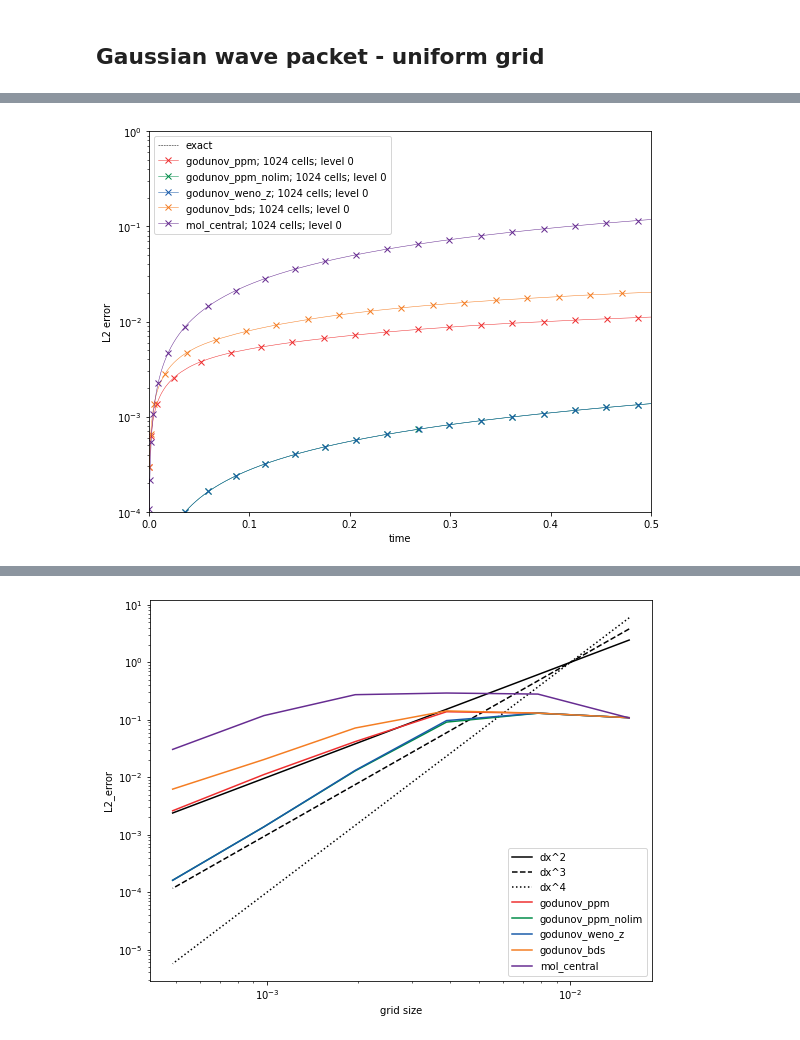
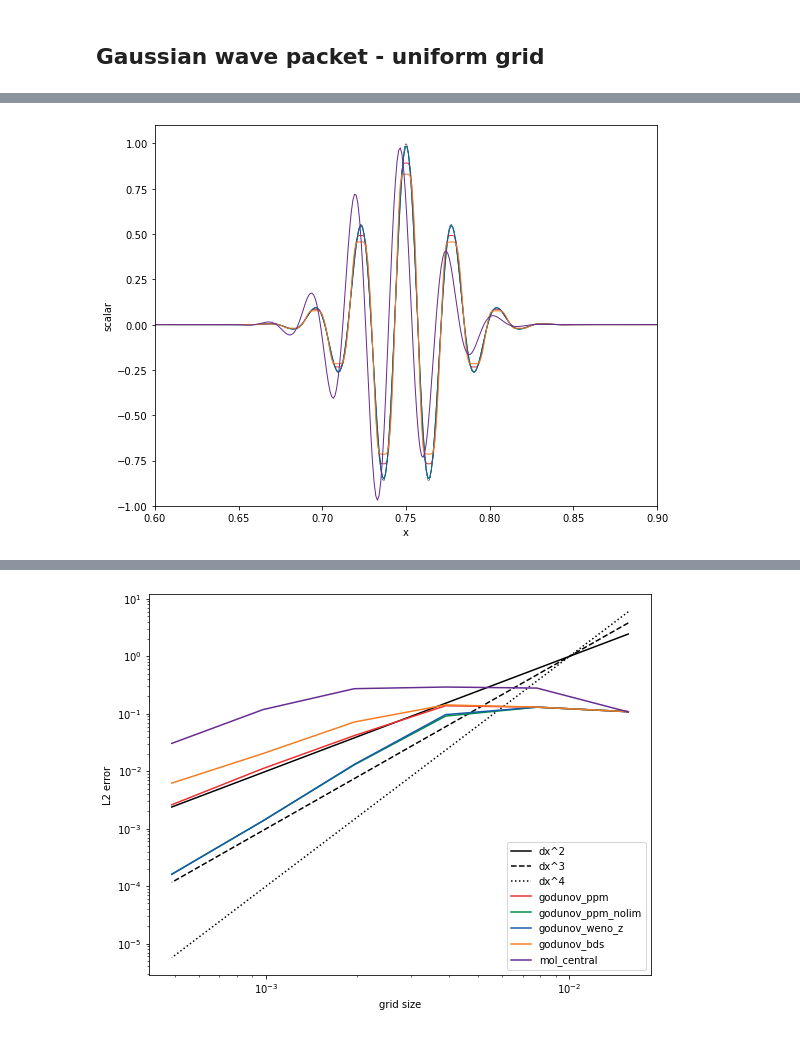
Before and after one commit to diederikb/nrel_jupyter_notebooks, a Jupyter notebook: postprocess_scalar_advection_1D.ipynb, the cells around one changed output, grey strips where cells are left out. Drawn from its saved outputs; the diff is of its cells as text; code cells hidden in the pictures.

```diff
--- a/postprocess_scalar_advection_1D.ipynb
+++ b/postprocess_scalar_advection_1D.ipynb
@@ -5,16 +0,0 @@
-# %%
-import postprocessing
-import os.path
-import re
-import numpy as np
-import matplotlib as mpl
-import matplotlib.pyplot as plt
-import matplotlib.animation
-from matplotlib.animation import FuncAnimation
-import yt
-import glob
-import pandas as pd
-import math
-from matplotlib.backends.backend_pdf import PdfPages
-mpl.rcParams['figure.dpi'] = 100
-mpl.rcParams['font.size'] = 13
@@ -141,8 +148,11 @@ fig.savefig(f'{gaussianwavepacket.name}_uniform_distribution.png',dpi=300)
 # %%
 fig,ax = plt.subplots(figsize=(9,7))
 ax.plot(x_exact,[gaussianwavepacket.exact_solution(x_i,0.5) for x_i in x_exact],label='exact',linewidth=lw_exact,linestyle=ls_exact,color='black')
-ax.legend(loc='lower right')
-postprocessing.batch_plot_error(ax,'error.log',root_dir,case_dir,methods,grid_sizes,0.5,withglobal=False,maxlevel=0,ylogscale=True,linewidth=0.5,ylim=[1e-4,1e-0])
-fig.savefig(f'{gaussianwavepacket.name}_uniform_error.png',dpi=300)
+postprocessing.batch_plot_ray(ax,root_dir,case_dir,methods,grid_sizes,-1,(0,0,0),(1,0,0),use_ray_coord=False,color_methods=True)
+ax.set_xlim(0.6,0.9)
+ax.set_ylim(-1.0,1.1)
+ax.set_xlabel('x')
+ax.set_ylabel('scalar')
+fig.savefig(f'figures/{gaussianwavepacket.name}_uniform_distribution_centered.png',dpi=300)
 # %% [output]
-[figure, old version]
+[figure, new version]
```
Also changed, not shown: parts of 83 cells of this notebook, 44 other files.
